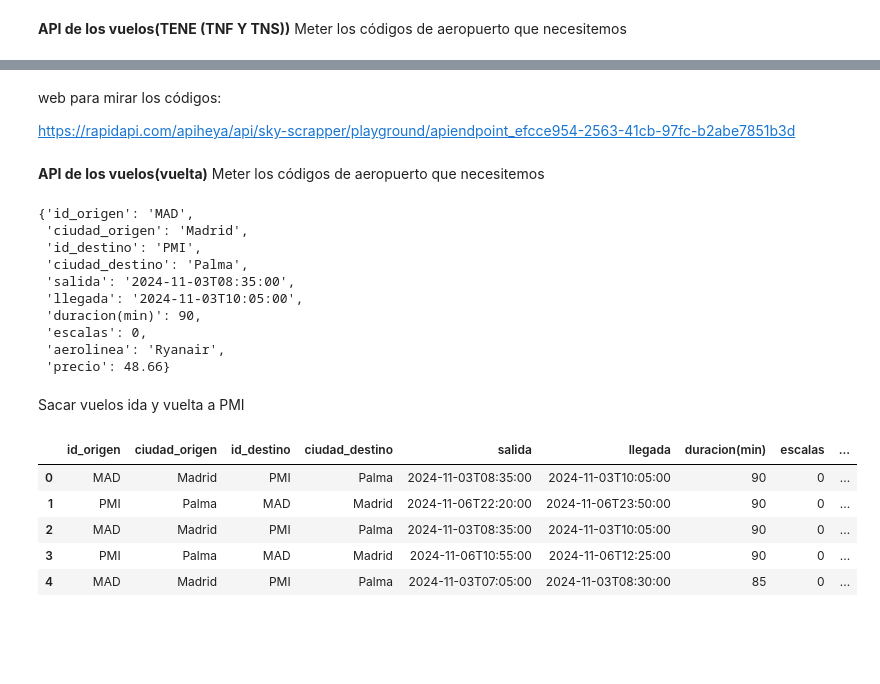
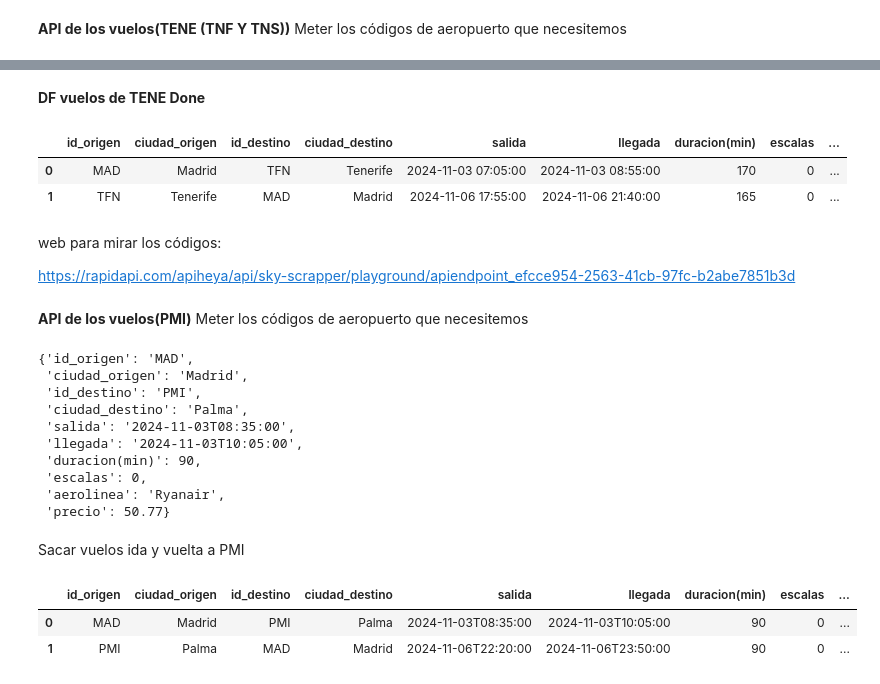
Before and after one commit to jgilsu11/Proyecto3-Explorando-Viajes, a Jupyter notebook: viaje.ipynb, the cells around one changed output, grey strips where cells are left out. Saved outputs shown, nothing was run; the diff lists cells and outputs as text; code cells hidden in the pictures; blank space fills up the shorter version.

Commit message:
Subida con funciones de vuelos hechas

```diff
--- a/viaje.ipynb
+++ b/viaje.ipynb
@@ -62,4 +62,4 @@ headers = {
 
 response = requests.get(url, headers=headers, params=querystring)
 
-responsa=response.json()
+respuesta=response.json()
@@ -82,0 +86,14 @@ lista_codigos_aeropuertos= ["MAD", "PMI", "TFN","GMZ", "MAH"]
+# %%
+
+dicct= {"id_origen":id_origen,
+       "ciudad_origen":origen,
+       "id_destino": id_destino,
+       "ciudad_destino":destino,
+       "salida":salida,
+       "llegada":llegada,
+       "duracion(min)":duracion_minuts,
+       "escalas":escalas,
+       "aerolinea":aerolinea,
+       "precio":precio
+        }
+dicct
@@ -83,3 +195,11 @@ lista_codigos_aeropuertos= ["MAD", "PMI", "TFN","GMZ", "MAH"]
+# %% [markdown]
+**DF vuelos de TENE Done**
+# %%
+df_vuelos_ida_vuelta_TENE.head(2)
+# %% [output]
+|  | id_origen | ciudad_origen | id_destino | ciudad_destino | salida | llegada | duracion(min) | escalas | ... |
+| 0 | MAD | Madrid | TFN | Tenerife | 2024-11-03 07:05:00 | 2024-11-03 08:55:00 | 170 | 0 | ... |
+| 1 | TFN | Tenerife | MAD | Madrid | 2024-11-06 17:55:00 | 2024-11-06 21:40:00 | 165 | 0 | ... |
 # %% [markdown]
 web para mirar los códigos:
 
@@ -88,5 +210,5 @@ https://rapidapi.com/apiheya/api/sky-scrapper/playground/apiendpoint_efcce954-25
 # %% [markdown]
-**API de los vuelos(vuelta)**  Meter los códigos de aeropuerto que necesitemos
+**API de los vuelos(PMI)**  Meter los códigos de aeropuerto que necesitemos
 # %%
 url = "https://sky-scrapper.p.rapidapi.com/api/v2/flights/searchFlights"
 
@@ -112,35 +234,35 @@ res2 = res["itineraries"][0]["legs"][0]["origin"]
 # %%
-res= responsa["data"]
-precio= res["itineraries"][0]["price"]["raw"]
+# res= responsa["data"]
+# precio= res["itineraries"][0]["price"]["raw"]
 
-id_origen= res["itineraries"][0]["legs"][0]["origin"]["id"]
-origen= res["itineraries"][0]["legs"][0]["origin"]["city"]
+# id_origen= res["itineraries"][0]["legs"][0]["origin"]["id"]
+# origen= res["itineraries"][0]["legs"][0]["origin"]["city"]
 
-id_destino= res["itineraries"][0]["legs"][0]["destination"]["id"]
-destino= res["itineraries"][0]["legs"][0]["destination"]["city"]
+# id_destino= res["itineraries"][0]["legs"][0]["destination"]["id"]
+# destino= res["itineraries"][0]["legs"][0]["destination"]["city"]
 
-duracion_minuts= res["itineraries"][0]["legs"][0]["durationInMinutes"]
-escalas= res["itineraries"][0]["legs"][0]["stopCount"]
+# duracion_minuts= res["itineraries"][0]["legs"][0]["durationInMinutes"]
+# escalas= res["itineraries"][0]["legs"][0]["stopCount"]
 
-salida= res["itineraries"][0]["legs"][0]["departure"]
-llegada= res["itineraries"][0]["legs"][0]["arrival"]
+# salida= res["itineraries"][0]["legs"][0]["departure"]
+# llegada= res["itineraries"][0]["legs"][0]["arrival"]
 
-aerolinea= res["itineraries"][0]["legs"][0]["carriers"]["marketing"][0]["name"]
+# aerolinea= res["itineraries"][0]["legs"][0]["carriers"]["marketing"][0]["name"]
 # %%
 
 
-dicc= {"id_origen":id_origen,
-       "ciudad_origen":origen,
-       "id_destino": id_destino,
-       "ciudad_destino":destino,
-       "salida":salida,
-       "llegada":llegada,
-       "duracion(min)":duracion_minuts,
-       "escalas":escalas,
-       "aerolinea":aerolinea,
-       "precio":precio
-        }
-dicc
+# dicc= {"id_origen":id_origen,
+#        "ciudad_origen":origen,
+#        "id_destino": id_destino,
+#        "ciudad_destino":destino,
+#        "salida":salida,
+#        "llegada":llegada,
+#        "duracion(min)":duracion_minuts,
+#        "escalas":escalas,
+#        "aerolinea":aerolinea,
+#        "precio":precio
+#         }
+# dicc
 # %% [output]
 {'id_origen': 'MAD',
  'ciudad_origen': 'Madrid',
@@ -151,7 +273,7 @@ dicc
  'duracion(min)': 90,
  'escalas': 0,
  'aerolinea': 'Ryanair',
- 'precio': 48.66}
+ 'precio': 50.77}
 # %% [markdown]
 Sacar vuelos ida y vuelta a PMI
 # %%
@@ -189,14 +311,11 @@ for vuelo in range(0,len(res["itineraries"])):
                 lista_dicc.append(dicc)
 # %%
 df_vuelos_ida_vuelta_PMI= pd.DataFrame(lista_dicc)
-df_vuelos_ida_vuelta_PMI.head()
+df_vuelos_ida_vuelta_PMI.head(2)
 # %% [output]
 |  | id_origen | ciudad_origen | id_destino | ciudad_destino | salida | llegada | duracion(min) | escalas | ... |
 | 0 | MAD | Madrid | PMI | Palma | 2024-11-03T08:35:00 | 2024-11-03T10:05:00 | 90 | 0 | ... |
 | 1 | PMI | Palma | MAD | Madrid | 2024-11-06T22:20:00 | 2024-11-06T23:50:00 | 90 | 0 | ... |
-| 2 | MAD | Madrid | PMI | Palma | 2024-11-03T08:35:00 | 2024-11-03T10:05:00 | 90 | 0 | ... |
-| 3 | PMI | Palma | MAD | Madrid | 2024-11-06T10:55:00 | 2024-11-06T12:25:00 | 90 | 0 | ... |
-| 4 | MAD | Madrid | PMI | Palma | 2024-11-03T07:05:00 | 2024-11-03T08:30:00 | 85 | 0 | ... |
 # %%
 df_vuelos_ida_vuelta_PMI.info()
 # %% [output]
```
Also changed, not shown: parts of 25 cells of this notebook, 2 other files.
